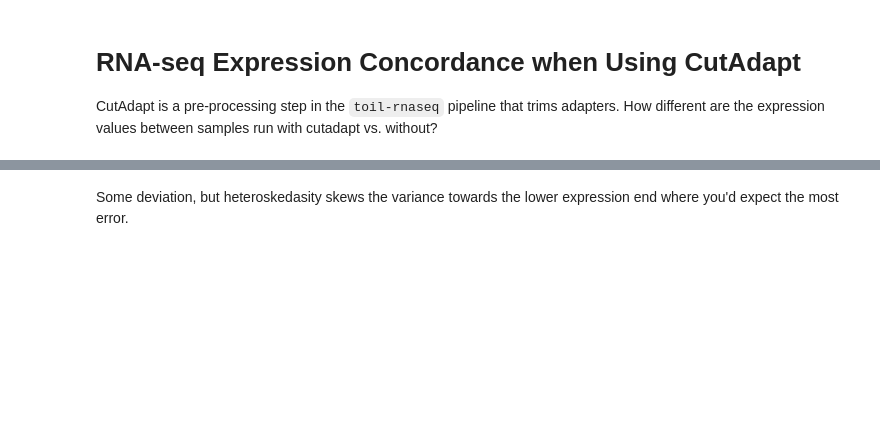
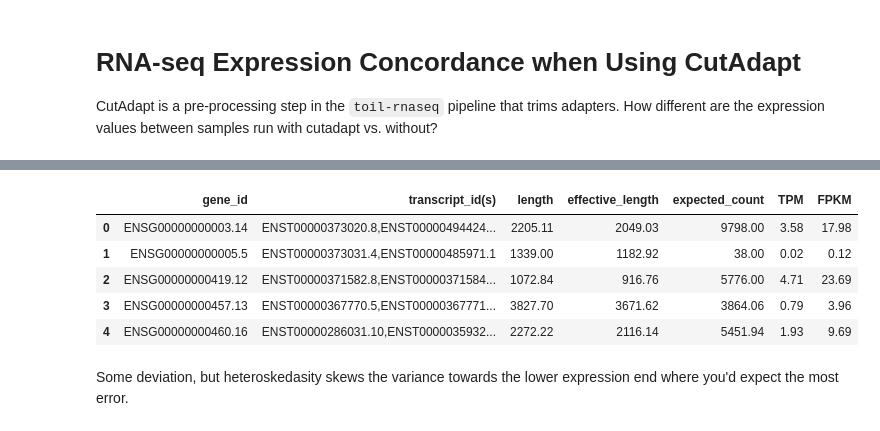
Before and after one commit to jvivian/ipython_notebooks, a Jupyter notebook: cutadapt_concordance/cutadapt_concordance.ipynb, the cells around one changed output, grey strips where cells are left out. Saved outputs shown, nothing was run; the diff lists cells and outputs as text; code cells hidden in the pictures; blank space fills up the shorter version.

```diff
--- a/cutadapt_concordance/cutadapt_concordance.ipynb
+++ b/cutadapt_concordance/cutadapt_concordance.ipynb
@@ -28,2 +28,11 @@ g.ax_joint.collections[0].set_alpha(0.1)
+# %%
+non.head()
+# %% [output]
+|  | gene_id | transcript_id(s) | length | effective_length | expected_count | TPM | FPKM |
+| 0 | ENSG00000000003.14 | ENST00000373020.8,ENST00000494424... | 2205.11 | 2049.03 | 9798.00 | 3.58 | 17.98 |
+| 1 | ENSG00000000005.5 | ENST00000373031.4,ENST00000485971.1 | 1339.00 | 1182.92 | 38.00 | 0.02 | 0.12 |
+| 2 | ENSG00000000419.12 | ENST00000371582.8,ENST00000371584... | 1072.84 | 916.76 | 5776.00 | 4.71 | 23.69 |
+| 3 | ENSG00000000457.13 | ENST00000367770.5,ENST00000367771... | 3827.70 | 3671.62 | 3864.06 | 0.79 | 3.96 |
+| 4 | ENSG00000000460.16 | ENST00000286031.10,ENST0000035932... | 2272.22 | 2116.14 | 5451.94 | 1.93 | 9.69 |
 # %% [markdown]
 Some deviation, but heteroskedasity skews the variance towards the lower expression end where you'd expect the most error.
```
Also changed, not shown: parts of 4 cells of this notebook.
